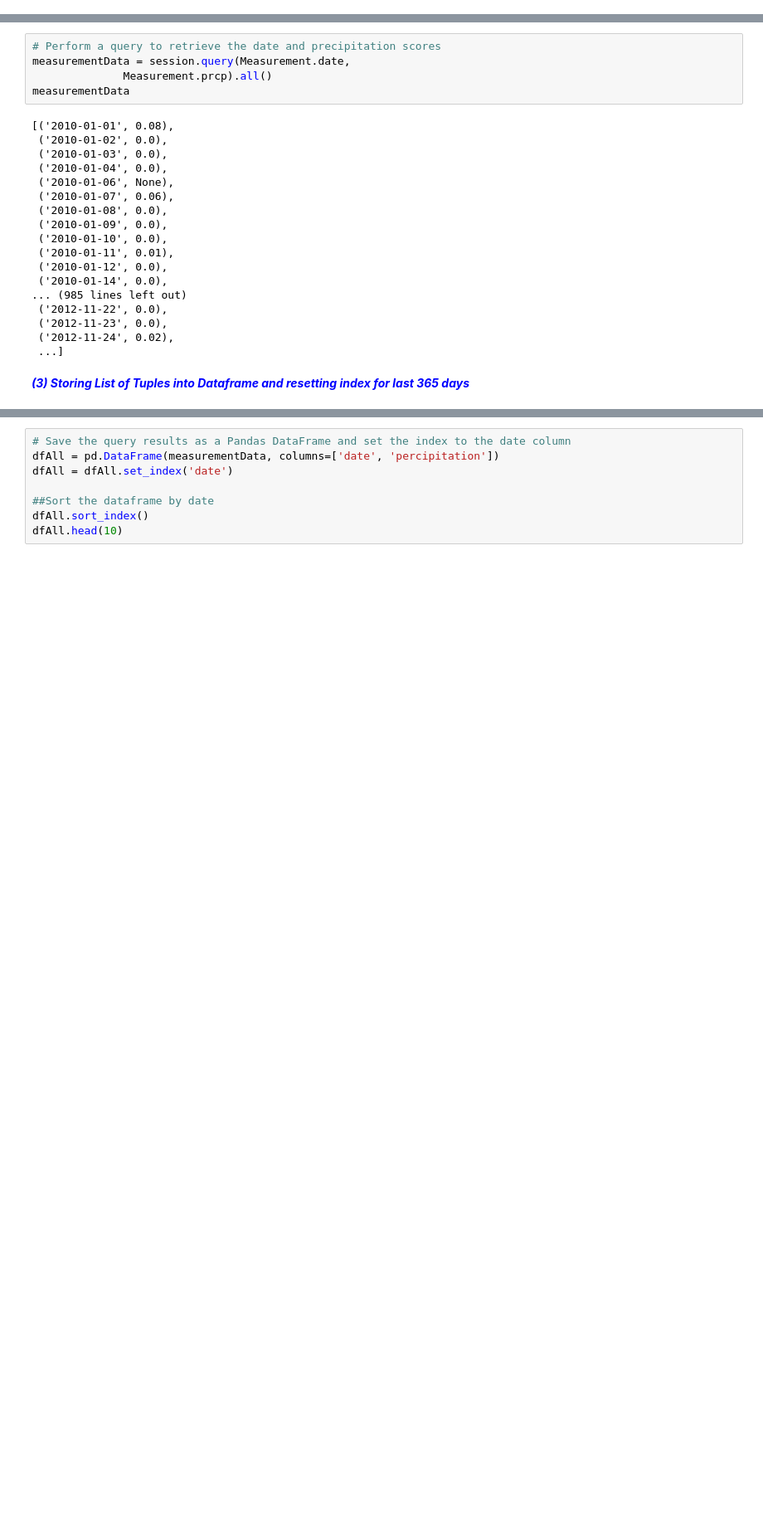
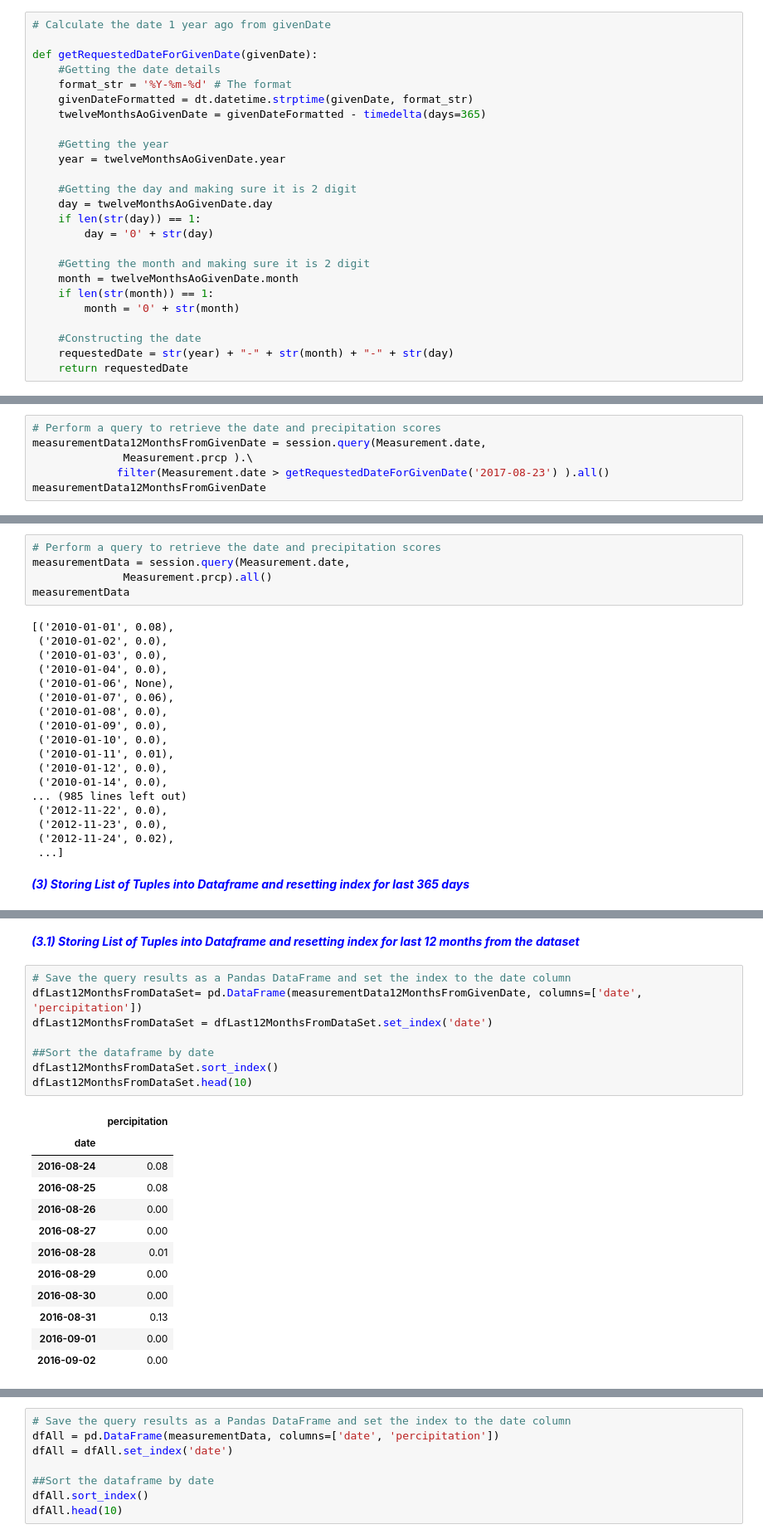
Before and after one commit to xaskoiking/HW_11_Advanced-Data-Storage-and-Retrieval, a Jupyter notebook: climate_starter.ipynb, the cells around one changed output, grey strips where cells are left out. Shown at 83% size. Saved outputs shown, nothing was run; the diff lists cells and outputs as text; blank space fills up the shorter version.

```diff
--- a/climate_starter.ipynb
+++ b/climate_starter.ipynb
@@ -119,0 +122,25 @@ def getRequestedDate(daysSince):
+# %%
+# Calculate the date 1 year ago from givenDate
+
+def getRequestedDateForGivenDate(givenDate):
+    #Getting the date details
+    format_str = '%Y-%m-%d' # The format
+    givenDateFormatted = dt.datetime.strptime(givenDate, format_str)
+    twelveMonthsAoGivenDate = givenDateFormatted - timedelta(days=365)
+
+    #Getting the year
+    year = twelveMonthsAoGivenDate.year
+
+    #Getting the day and making sure it is 2 digit
+    day = twelveMonthsAoGivenDate.day
+    if len(str(day)) == 1:
+        day = '0' + str(day)
+
+    #Getting the month and making sure it is 2 digit
+    month = twelveMonthsAoGivenDate.month
+    if len(str(month)) == 1:
+        month = '0' + str(month)
+
+    #Constructing the date
+    requestedDate = str(year) + "-" + str(month) + "-" + str(day)
+    return requestedDate
@@ -146,0 +179,6 @@ measurementData365
+# %%
+# Perform a query to retrieve the date and precipitation scores
+measurementData12MonthsFromGivenDate = session.query(Measurement.date,
+              Measurement.prcp ).\
+             filter(Measurement.date > getRequestedDateForGivenDate('2017-08-23') ).all()
+measurementData12MonthsFromGivenDate
@@ -195 +251,24 @@ df365.head(10)
+# %% [markdown]
+<b><font color='blue'>_(3.1) Storing List of Tuples into Dataframe and resetting index for  last 12 months from the dataset_</font>
+# %%
+# Save the query results as a Pandas DataFrame and set the index to the date column
+dfLast12MonthsFromDataSet= pd.DataFrame(measurementData12MonthsFromGivenDate, columns=['date', 'percipitation'])
+dfLast12MonthsFromDataSet = dfLast12MonthsFromDataSet.set_index('date')
+
+##Sort the dataframe by date
+dfLast12MonthsFromDataSet.sort_index()
+dfLast12MonthsFromDataSet.head(10)
+# %% [output]
+|  | percipitation |
+| date |  |
+| 2016-08-24 | 0.08 |
+| 2016-08-25 | 0.08 |
+| 2016-08-26 | 0.00 |
+| 2016-08-27 | 0.00 |
+| 2016-08-28 | 0.01 |
+| 2016-08-29 | 0.00 |
+| 2016-08-30 | 0.00 |
+| 2016-08-31 | 0.13 |
+| 2016-09-01 | 0.00 |
+| 2016-09-02 | 0.00 |
 # %% [markdown]
```
Also changed, not shown: parts of 34 cells of this notebook.
